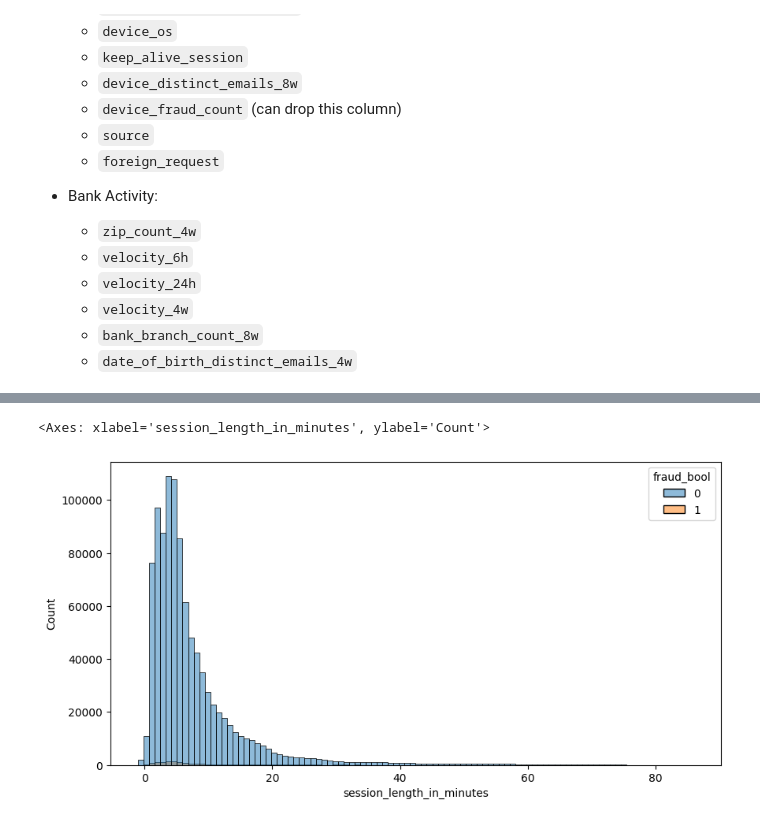
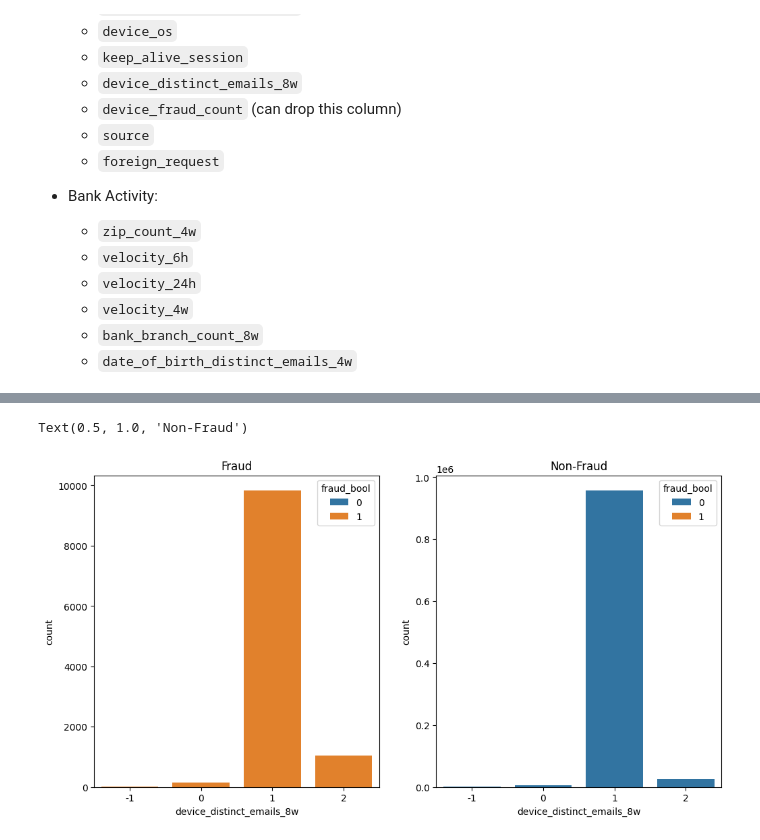
Before and after one commit to kclzl-nus/Detect-Fraudulent-Bank-Accounts, a Jupyter notebook: notebooks/1.0-kclzl-eda.ipynb, the cells around one changed output, grey strips where cells are left out. Saved outputs shown, nothing was run; the diff lists cells and outputs as text; code cells hidden in the pictures.

```diff
--- a/notebooks/1.0-kclzl-eda.ipynb
+++ b/notebooks/1.0-kclzl-eda.ipynb
@@ -202,7 +148,0 @@ sns.countplot(data=device_activity_df, x='foreign_request', hue='fraud_bool')
-# %%
-# drop device_fraud_count
-device_activity_df.drop('device_fraud_count', axis=1, inplace=True)
-
-# print shape
-print(f'device_activity_df shape: {device_activity_df.shape}')
-device_activity_df.head()
@@ -221,7 +149,16 @@ See the caveats in the documentation: https://pandas.pydata.org/pandas-docs/stab
-# %%
-# investigate distribution of session_length_in_minutes for fraud and non-fraud
-plt.figure(figsize=(10, 5))
-sns.histplot(data=device_activity_df, x='session_length_in_minutes', hue='fraud_bool', bins=100)
-# %% [output]
-<Axes: xlabel='session_length_in_minutes', ylabel='Count'>
-[figure, removed]
+# %%
+# select device_distinct_emails_8w and fraud_bool columns, and select all the frauds
+device_distinct_emails_fraud = device_activity_df[device_activity_df['fraud_bool'] == 1][['device_distinct_emails_8w', 'fraud_bool']]
+device_distinct_emails_non_fraud = device_activity_df[device_activity_df['fraud_bool'] == 0][['device_distinct_emails_8w', 'fraud_bool']]
+
+# plot count plot for both fraud and non-fraud, in 1 x 2 grid, provide title for each
+plt.figure(figsize=(12, 6))
+plt.subplot(1, 2, 1)
+sns.countplot(data=device_distinct_emails_fraud, x='device_distinct_emails_8w', hue='fraud_bool')
+plt.title('Fraud')
+plt.subplot(1, 2, 2)
+sns.countplot(data=device_distinct_emails_non_fraud, x='device_distinct_emails_8w', hue='fraud_bool')
+plt.title('Non-Fraud')
+# %% [output]
+Text(0.5, 1.0, 'Non-Fraud')
+[figure, added]
```
Also changed, not shown: parts of 18 cells of this notebook.
